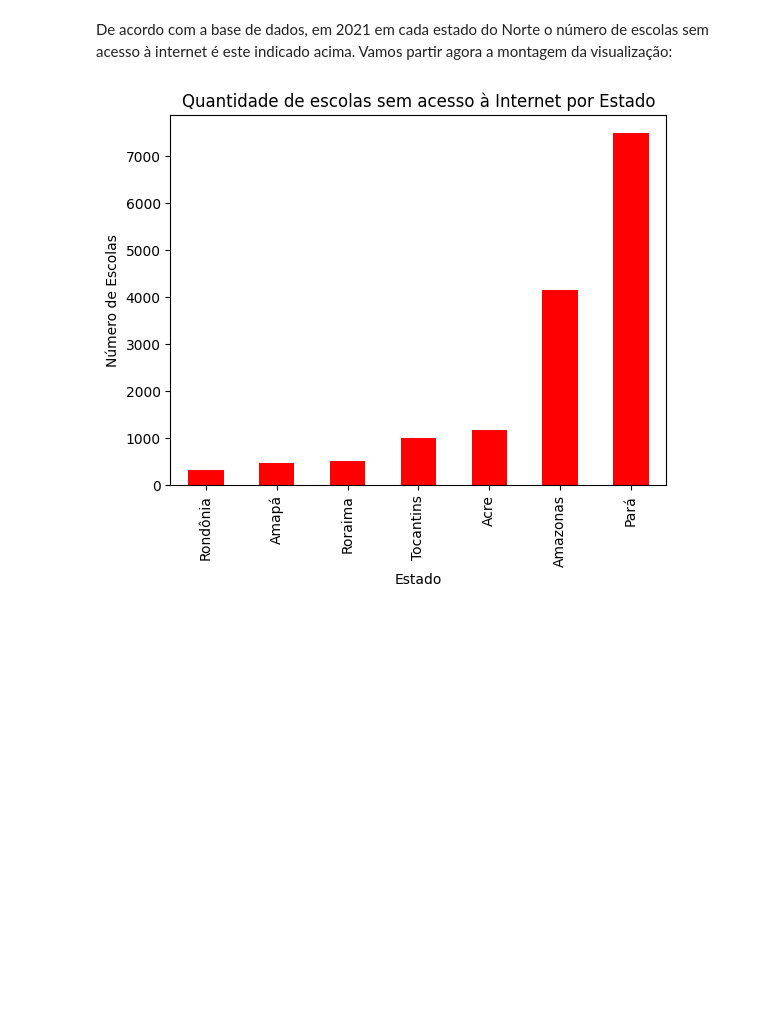
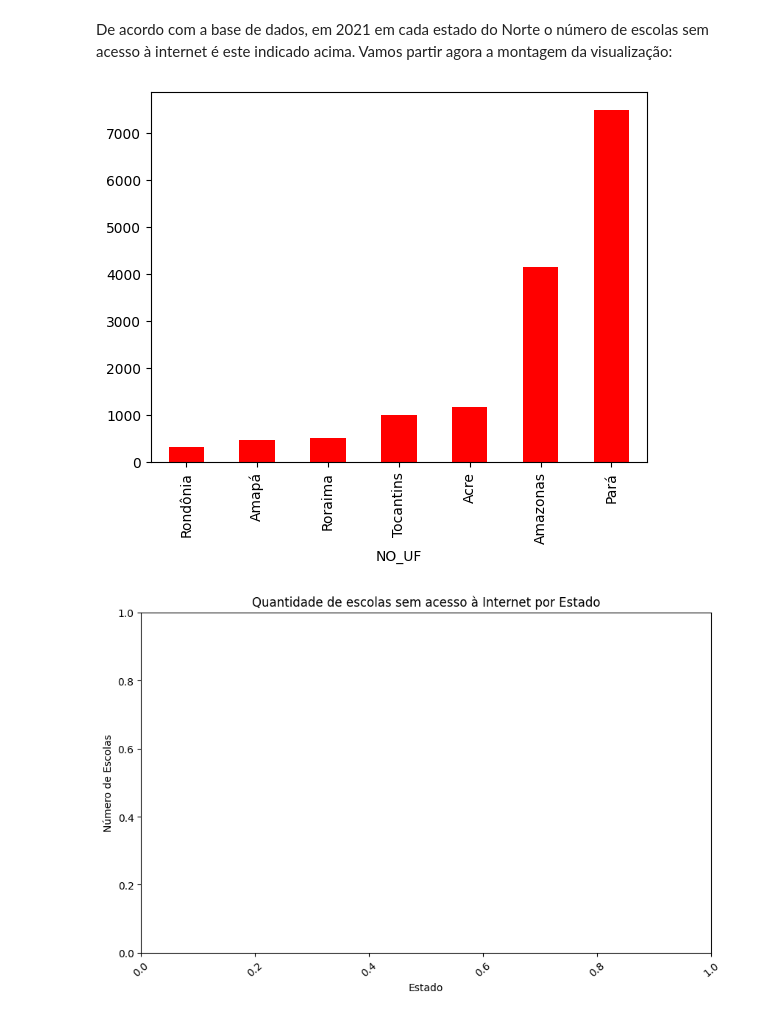
Before and after one commit to gtironi/a1_lp, a Jupyter notebook: data_analysis_marciano.ipynb, the cells around one changed output. Cells and saved outputs as stored; diff of their text form; code cells hidden in the pictures; blank space fills up the shorter version.

Commit message:
visualização finalizada

```diff
--- a/data_analysis_marciano.ipynb
+++ b/data_analysis_marciano.ipynb
@@ -64,6 +64,7 @@ colunas_selecionadas
 Note que o número de linhas diminuiu para somente 26095. Vamos agora corrigir o nomme dos estados, cujos acentos e "Ç" não estão sendo lidos de maneira correta. Para isso utilizaremos uma função criada no módulo data_cleaner:
 # %%
 colunas_selecionadas = dc.corrige_nome_estados(colunas_selecionadas)
+colunas_selecionadas = colunas_selecionadas.dropna()
 colunas_selecionadas
 # %% [output]
 A value is trying to be set on a copy of a slice from a DataFrame.
@@ -159,10 +160,12 @@ De acordo com a base de dados, em 2021 em cada estado do Norte o número de esco
 # %%
 import matplotlib.pyplot as plt
 
 n_escolas_sem_internet.plot(kind='bar', color='red')
 plt.xlabel('Estado')
 plt.ylabel('Número de Escolas')
 plt.title('Quantidade de escolas sem acesso à Internet por Estado')
+plt.xticks(rotation=45)
 plt.show()
 # %% [output]
-[figure, old version]
+[figure, new version]
+[figure, added]
```
Also changed, not shown: 3 other files.
